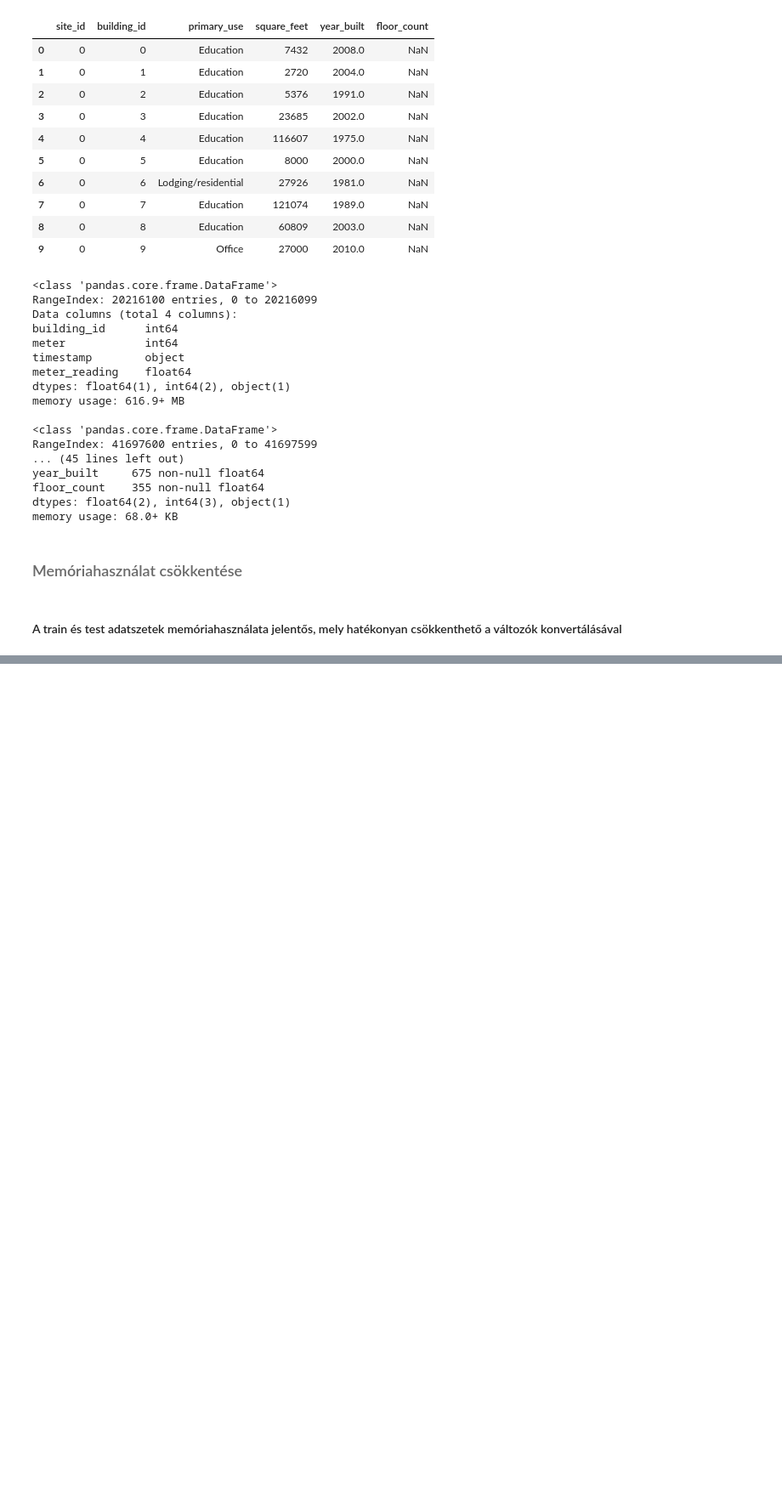
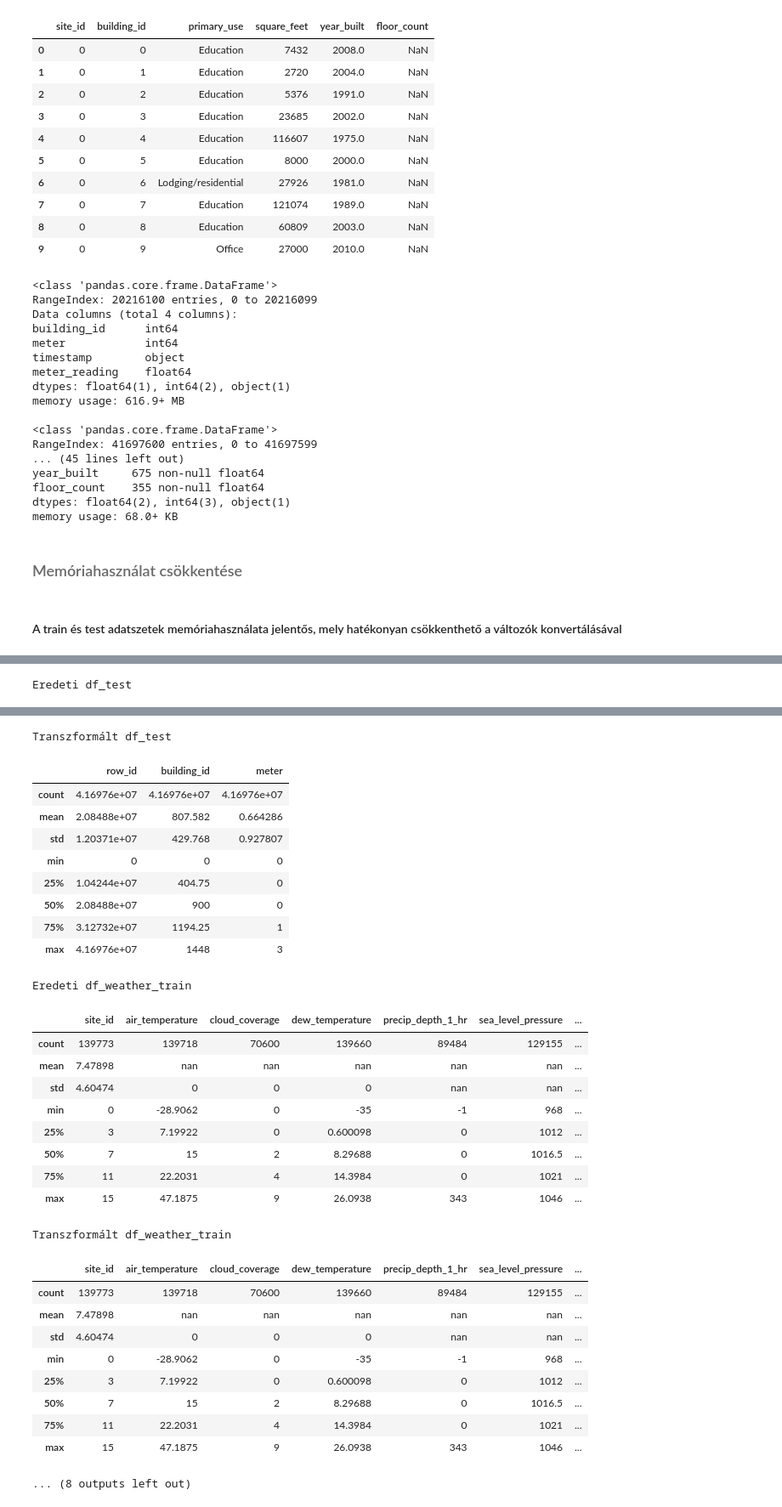
Before and after one commit to antropocen2019/project_ASHRAE, a Jupyter notebook: Code/Project_ASHRAE.ipynb, the cells around one changed output, grey strips where cells are left out. Shown at 85% size. Cells and saved outputs as stored; diff of their text form; code cells hidden in the pictures; blank space fills up the shorter version.

```diff
--- a/Code/Project_ASHRAE.ipynb
+++ b/Code/Project_ASHRAE.ipynb
@@ -185,0 +230,48 @@ memory usage: 68.0+ KB
+# %%
+# Alapstatisztikák lekérése az adatok transzformáció előtti és utáni összehasonlításához:
+
+# df_train
+desc_dftrain = df_train.describe()
+desc_dftrain_red = df_train_red.describe()
+
+desc_dftrain_styler = desc_dftrain.style.set_table_attributes("style='display:inline'").set_caption('Eredeti df_train')
+desc_dftrain_red_styler = desc_dftrain_red.style.set_table_attributes("style='display:inline'").set_caption('Transzformált df_train')
+
+display_html(desc_dftrain_styler._repr_html_()+desc_dftrain_red_styler._repr_html_(), raw=True)
+
+# df_test
+desc_dftest = df_test.describe()
+desc_dftest_red = df_test_red.describe()
+
+desc_dftest_styler = desc_dftest.style.set_table_attributes("style='display:inline'").set_caption('Eredeti df_test')
+desc_dftest_red_styler = desc_dftest_red.style.set_table_attributes("style='display:inline'").set_caption('Transzformált df_test')
+
+display_html(desc_dftest_styler._repr_html_()+desc_dftest_red_styler._repr_html_(), raw=True)
+
+# df_weather_train
+desc_dfweather_train = df_weather_train.describe()
+desc_dfweather_train_red = df_weather_train_red.describe()
+
+desc_dfweather_train_styler = desc_dfweather_train.style.set_table_attributes("style='display:inline'").set_caption('Eredeti df_weather_train')
+desc_dfweather_train_red_styler = desc_dfweather_train_red.style.set_table_attributes("style='display:inline'").set_caption('Transzformált df_weather_train')
+
+display_html(desc_dfweather_train_styler._repr_html_()+desc_dfweather_train_red_styler._repr_html_(), raw=True)
+
+# df_weather_test
+desc_dfweather_test = df_weather_test.describe()
+desc_dfweather_test_red = df_weather_test_red.describe()
+
+desc_dfweather_test_styler = desc_dfweather_test.style.set_table_attributes("style='display:inline'").set_caption('Eredeti df_weather_test')
+desc_dfweather_test_red_styler = desc_dfweather_test_red.style.set_table_attributes("style='display:inline'").set_caption('Transzformált df_weather_test')
+
+display_html(desc_dfweather_test_styler._repr_html_()+desc_dfweather_test_red_styler._repr_html_(), raw=True)
+
+# building
+desc_dfbuilding = df_building.describe()
+desc_dfbuilding_red = df_building_red.describe()
+
+desc_dfbuilding_styler = desc_dfbuilding.style.set_table_attributes("style='display:inline'").set_caption('Eredeti df_building')
+desc_dfbuilding_red_styler = desc_dfbuilding_red.style.set_table_attributes("style='display:inline'").set_caption('Transzformált df_building')
+
+display_html(desc_dfbuilding_styler._repr_html_()+desc_dfbuilding_red_styler._repr_html_(), raw=True)
+# %% [output]
@@ -185,0 +298 @@ memory usage: 68.0+ KB
+Eredeti df_test
@@ -185,0 +308,31 @@ memory usage: 68.0+ KB
+Transzformált df_test
+|  | row_id | building_id | meter |
+| count | 4.16976e+07 | 4.16976e+07 | 4.16976e+07 |
+| mean | 2.08488e+07 | 807.582 | 0.664286 |
+| std | 1.20371e+07 | 429.768 | 0.927807 |
+| min | 0 | 0 | 0 |
+| 25% | 1.04244e+07 | 404.75 | 0 |
+| 50% | 2.08488e+07 | 900 | 0 |
+| 75% | 3.12732e+07 | 1194.25 | 1 |
+| max | 4.16976e+07 | 1448 | 3 |
+Eredeti df_weather_train
+|  | site_id | air_temperature | cloud_coverage | dew_temperature | precip_depth_1_hr | sea_level_pressure | ... |
+| count | 139773 | 139718 | 70600 | 139660 | 89484 | 129155 | ... |
+| mean | 7.47898 | nan | nan | nan | nan | nan | ... |
+| std | 4.60474 | 0 | 0 | 0 | nan | nan | ... |
+| min | 0 | -28.9062 | 0 | -35 | -1 | 968 | ... |
+| 25% | 3 | 7.19922 | 0 | 0.600098 | 0 | 1012 | ... |
+| 50% | 7 | 15 | 2 | 8.29688 | 0 | 1016.5 | ... |
+| 75% | 11 | 22.2031 | 4 | 14.3984 | 0 | 1021 | ... |
+| max | 15 | 47.1875 | 9 | 26.0938 | 343 | 1046 | ... |
+Transzformált df_weather_train
+|  | site_id | air_temperature | cloud_coverage | dew_temperature | precip_depth_1_hr | sea_level_pressure | ... |
+| count | 139773 | 139718 | 70600 | 139660 | 89484 | 129155 | ... |
+| mean | 7.47898 | nan | nan | nan | nan | nan | ... |
+| std | 4.60474 | 0 | 0 | 0 | nan | nan | ... |
+| min | 0 | -28.9062 | 0 | -35 | -1 | 968 | ... |
+| 25% | 3 | 7.19922 | 0 | 0.600098 | 0 | 1012 | ... |
+| 50% | 7 | 15 | 2 | 8.29688 | 0 | 1016.5 | ... |
+| 75% | 11 | 22.2031 | 4 | 14.3984 | 0 | 1021 | ... |
+| max | 15 | 47.1875 | 9 | 26.0938 | 343 | 1046 | ... |
+... (8 outputs left out)
```
Also changed, not shown: parts of 8 cells of this notebook, 2 other files.
